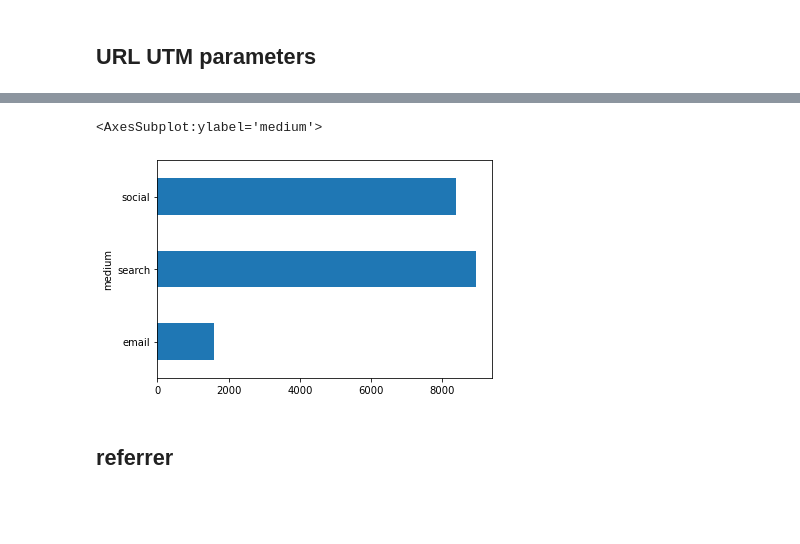
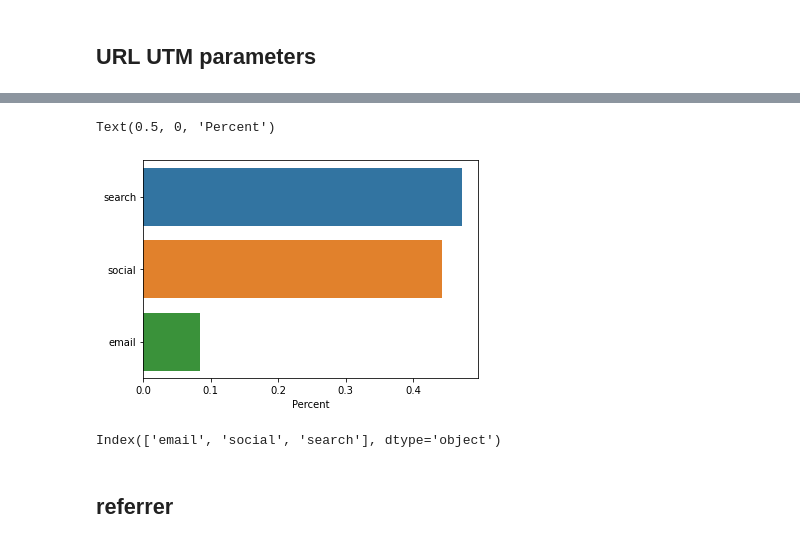
Before and after one commit to ghcn345/Treasure-Bikes, a Jupyter notebook: treasure_bikes_pageviews.ipynb, the cells around one changed output, grey strips where cells are left out. Drawn from its saved outputs; the diff is of its cells as text; code cells hidden in the pictures; blank space fills up the shorter version.

```diff
--- a/treasure_bikes_pageviews.ipynb
+++ b/treasure_bikes_pageviews.ipynb
@@ -61,10 +83,15 @@ df.groupby('campaign').size().plot(kind='barh')
 # %%
 df['medium'] = df.utm.str[2].str.split('=').str[1]
-# %%
-df.groupby('medium').size().plot(kind='barh')
-# %% [output]
-<AxesSubplot:ylabel='medium'>
-[figure, removed]
+# %%
+sns.barplot(x=df.medium.value_counts(normalize=True, ascending=False), y=df.medium.value_counts(normalize=True, ascending=False).index)
+plt.xlabel('Percent')
+# %% [output]
+Text(0.5, 0, 'Percent')
+[figure, added]
+# %%
+df.medium.value_counts(normalize=True, ascending=True).index
+# %% [output]
+Index(['email', 'social', 'search'], dtype='object')
 # %% [markdown]
 ## referrer
 # %%
```
Also changed, not shown: parts of 77 cells of this notebook.
